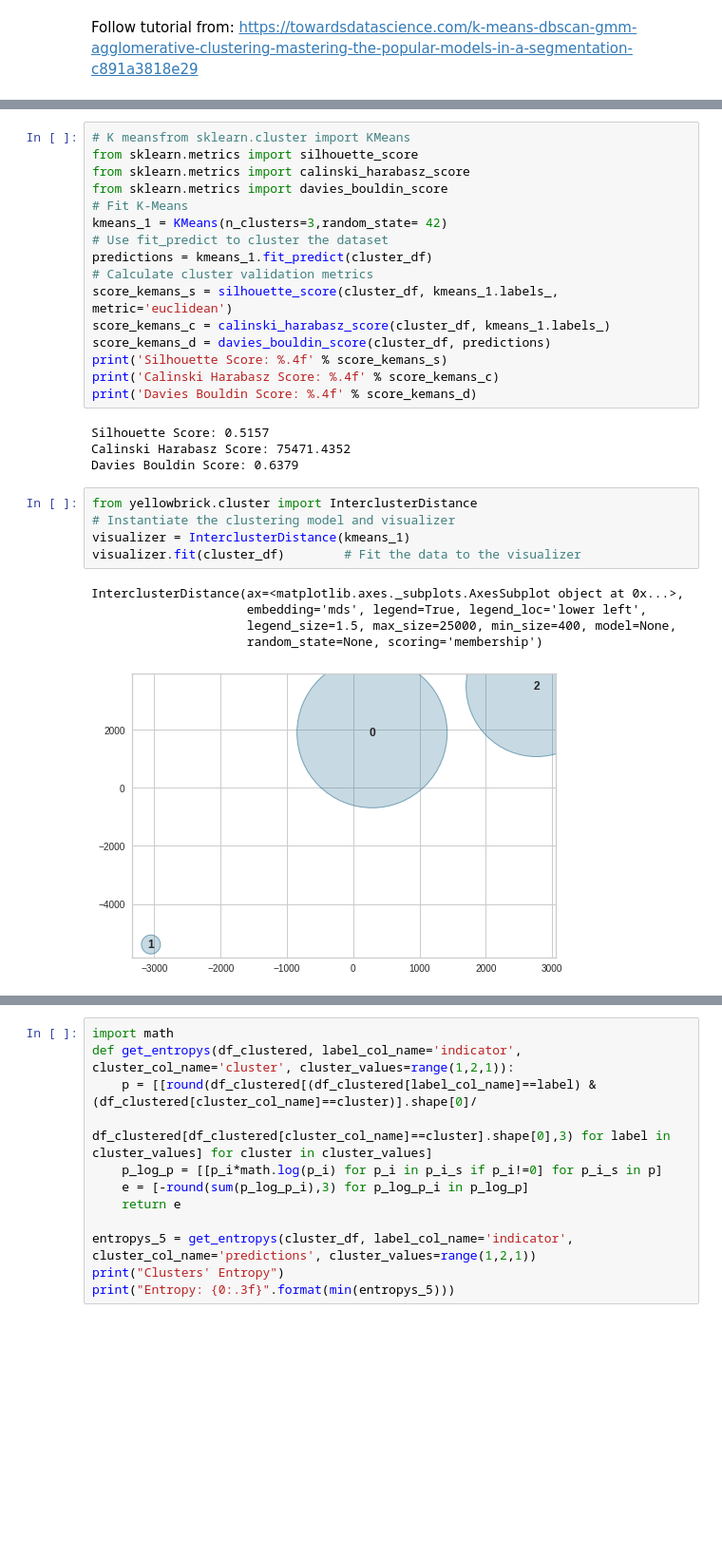
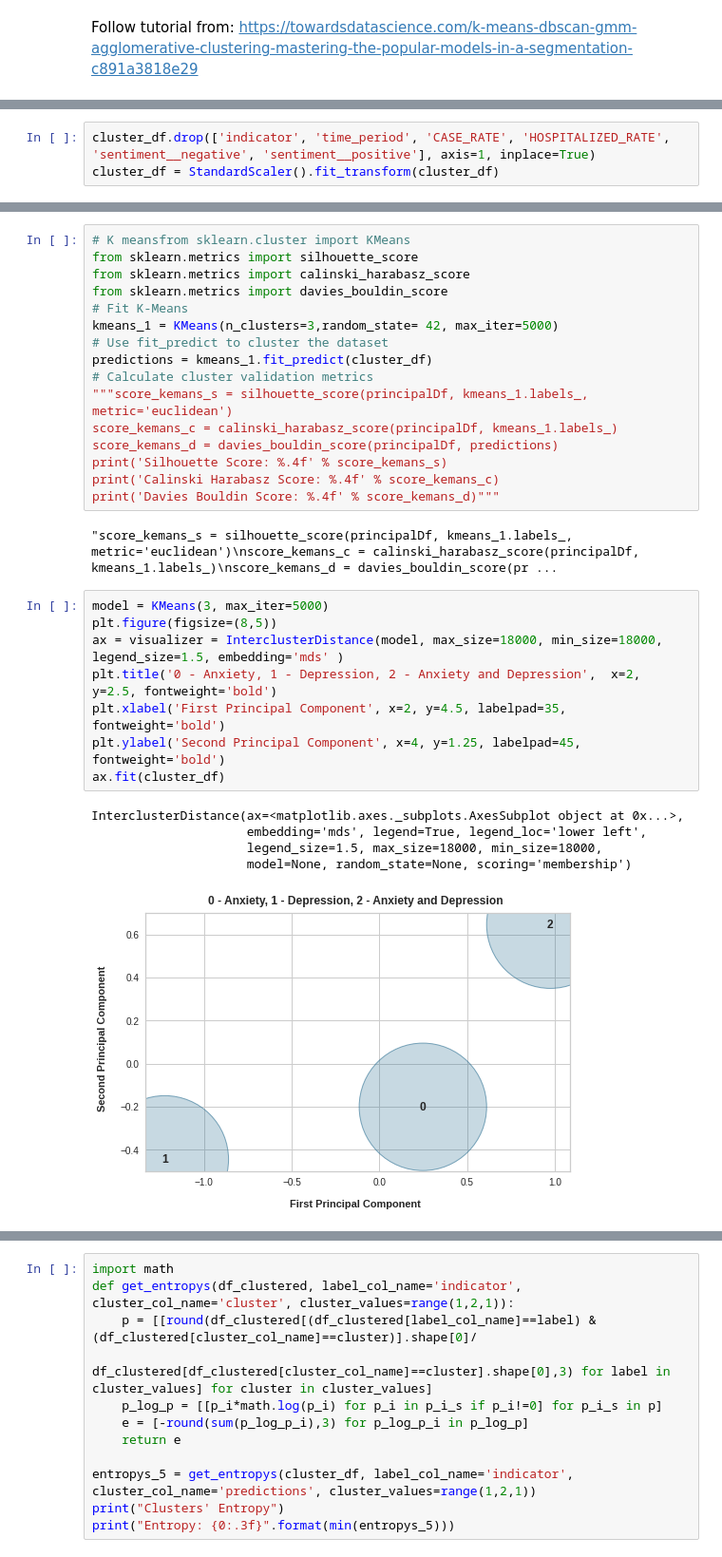
Before and after one commit to christophersingh/Mental-Health-Classification-Research, a Jupyter notebook: Clustering_With_Significant_Twitter.ipynb, the cells around one changed output, grey strips where cells are left out. Shown at 95% size. Saved outputs shown, nothing was run; the diff lists cells and outputs as text; blank space fills up the shorter version.

```diff
--- a/Clustering_With_Significant_Twitter.ipynb
+++ b/Clustering_With_Significant_Twitter.ipynb
@@ -791,0 +807,3 @@ cluster_df = pd.read_csv('./statistically_significant_data.csv')
+# %%
+cluster_df.drop(['indicator', 'time_period', 'CASE_RATE', 'HOSPITALIZED_RATE', 'sentiment__negative', 'sentiment__positive'], axis=1, inplace=True)
+cluster_df = StandardScaler().fit_transform(cluster_df)
@@ -795,28 +824,29 @@ from sklearn.metrics import silhouette_score
 from sklearn.metrics import calinski_harabasz_score
 from sklearn.metrics import davies_bouldin_score
 # Fit K-Means
-kmeans_1 = KMeans(n_clusters=3,random_state= 42)
+kmeans_1 = KMeans(n_clusters=3,random_state= 42, max_iter=5000)
 # Use fit_predict to cluster the dataset
 predictions = kmeans_1.fit_predict(cluster_df)
 # Calculate cluster validation metrics
-score_kemans_s = silhouette_score(cluster_df, kmeans_1.labels_, metric='euclidean')
-score_kemans_c = calinski_harabasz_score(cluster_df, kmeans_1.labels_)
-score_kemans_d = davies_bouldin_score(cluster_df, predictions)
+"""score_kemans_s = silhouette_score(principalDf, kmeans_1.labels_, metric='euclidean')
+score_kemans_c = calinski_harabasz_score(principalDf, kmeans_1.labels_)
+score_kemans_d = davies_bouldin_score(principalDf, predictions)
 print('Silhouette Score: %.4f' % score_kemans_s)
 print('Calinski Harabasz Score: %.4f' % score_kemans_c)
-print('Davies Bouldin Score: %.4f' % score_kemans_d)
+print('Davies Bouldin Score: %.4f' % score_kemans_d)"""
 # %% [output]
-Silhouette Score: 0.5157
-Calinski Harabasz Score: 75471.4352
-Davies Bouldin Score: 0.6379
+"score_kemans_s = silhouette_score(principalDf, kmeans_1.labels_, metric='euclidean')\nscore_kemans_c = calinski_harabasz_score(principalDf, kmeans_1.labels_)\nscore_kemans_d = davies_bouldin_score(pr ...
-# %%
-from yellowbrick.cluster import InterclusterDistance
-# Instantiate the clustering model and visualizer
-visualizer = InterclusterDistance(kmeans_1)
-visualizer.fit(cluster_df)        # Fit the data to the visualizer
-# %% [output]
-InterclusterDistance(ax=<matplotlib.axes._subplots.AxesSubplot object at 0x...>,
-                     embedding='mds', legend=True, legend_loc='lower left',
-                     legend_size=1.5, max_size=25000, min_size=400, model=None,
-                     random_state=None, scoring='membership')
-[figure, removed]
+# %%
+model = KMeans(3, max_iter=5000)
+plt.figure(figsize=(8,5))
+ax = visualizer = InterclusterDistance(model, max_size=18000, min_size=18000, legend_size=1.5, embedding='mds' )
+plt.title('0 - Anxiety, 1 - Depression, 2 - Anxiety and Depression',  x=2, y=2.5, fontweight='bold')
+plt.xlabel('First Principal Component', x=2, y=4.5, labelpad=35, fontweight='bold')
+plt.ylabel('Second Principal Component', x=4, y=1.25, labelpad=45, fontweight='bold')
+ax.fit(cluster_df)
+# %% [output]
+InterclusterDistance(ax=<matplotlib.axes._subplots.AxesSubplot object at 0x...>,
+                     embedding='mds', legend=True, legend_loc='lower left',
+                     legend_size=1.5, max_size=18000, min_size=18000,
+                     model=None, random_state=None, scoring='membership')
+[figure, added]
```
Also changed, not shown: parts of 14 cells of this notebook.
